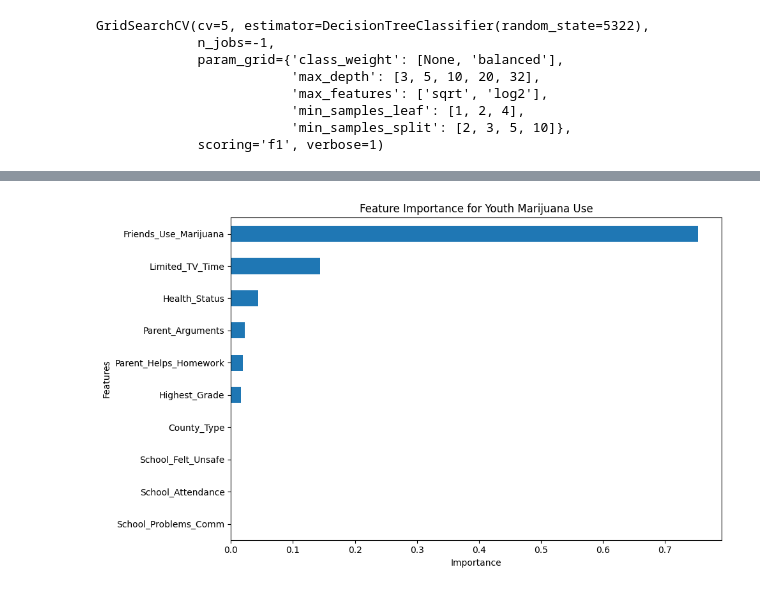
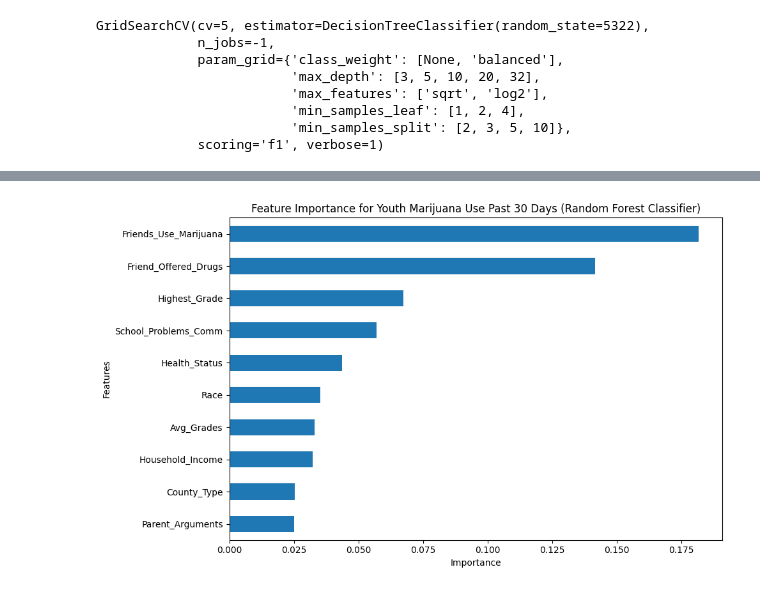
Before and after one commit to ChristufaY/data5322, a Jupyter notebook: hw1/hw1.ipynb, the cells around one changed output, grey strips where cells are left out. Saved outputs shown, nothing was run; the diff lists cells and outputs as text; code cells hidden in the pictures.

Commit message:
finished binary and multi class parts. need to do regression part then make slides and video

```diff
--- a/hw1/hw1.ipynb
+++ b/hw1/hw1.ipynb
@@ -190,0 +332,7 @@ grid_search.best_params_
+# %%
+# prep data
+train = data.drop(columns = ['Used_Marijuana_Flag', 'Days_Used_This_Year', 'Days_Used_This_Month'])
+bins = [0, 2, 4, 5]
+labels = ['Sometimes', 'Addict', 'Never']
+test = pd.cut(data['Days_Used_This_Month'], bins = bins, labels = labels)
+x_train, x_test, y_train, y_test = train_test_split(train, test, test_size = .2, random_state = 5322)
@@ -190,0 +362,23 @@ grid_search.best_params_
+# %%
+# Random Forest with CV for multiclass classification
+# use marijuana none, occasional, frequent
+
+param_grid = {
+    'n_estimators': [100, 200],
+    'max_depth': [3, 5, 10, x_train.shape[1]],
+    'min_samples_split': [2, 3, 5, 10],
+    'min_samples_leaf': [1, 2, 4],
+    'max_features': ['sqrt', 'log2'],
+    'class_weight': [None, 'balanced'],
+    'bootstrap': [True, False]
+}
+
+multi = RandomForestClassifier(random_state = 5322)
+grid_search = GridSearchCV(
+    estimator = multi,
+    param_grid = param_grid,
+    cv = 5,
+    n_jobs = -1,
+    verbose = 1
+)
+grid_search.fit(x_train, y_train)
@@ -191,9 +407,9 @@ grid_search.best_params_
 # %%
 # optimal model & results
-best_binary = grid_search.best_estimator_
+best_multi = grid_search.best_estimator_
 
-binary_pred = best_binary.predict(x_test)
-print(classification_report(y_test, binary_pred))
+multi_pred = best_multi.predict(x_test)
+print(classification_report(y_test, multi_pred, zero_division = 0))
 # %% [output]
               precision    recall  f1-score   support
 
@@ -218,16 +442,16 @@ Accuracy: .85 --> 85% is a good accuracy, but it is a little midleading since ou
 # %%
 # see which features are most influential
 importances = pd.Series(
-    best_binary.feature_importances_,
+    best_multi.feature_importances_,
     index = x_train.columns
 ).sort_values(ascending = True)
 
 plt.figure(figsize = (10, 6))
 importances.tail(10).plot(kind = 'barh')
-plt.title("Feature Importance for Youth Marijuana Use")
+plt.title("Feature Importance for Youth Marijuana Use Past 30 Days (Random Forest Classifier)")
+plt.xlabel("Importance")
 plt.ylabel("Features")
-plt.xlabel("Importance")
 plt.tight_layout()
 plt.show()
 # %% [output]
-[figure, old version]
+[figure, new version]
```
Also changed, not shown: parts of 37 cells of this notebook.
